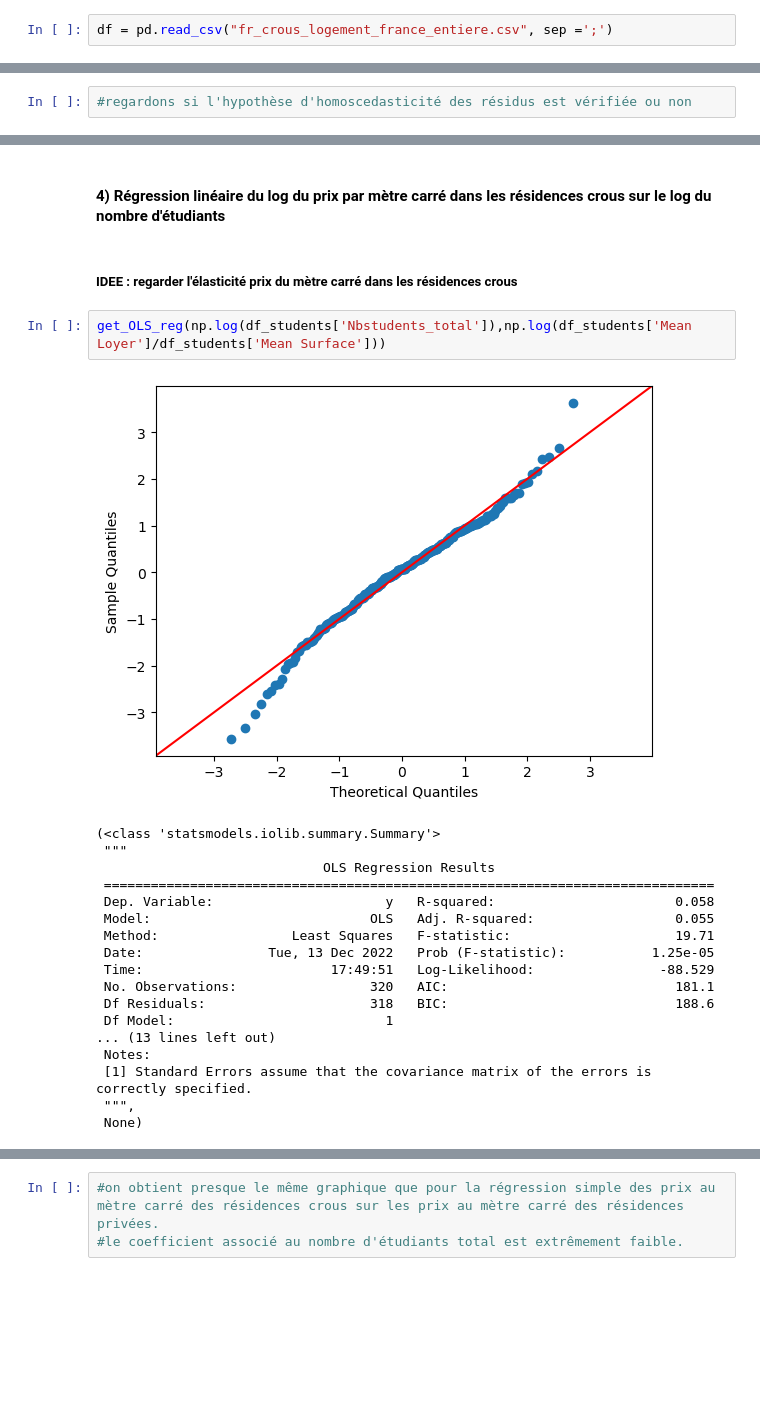
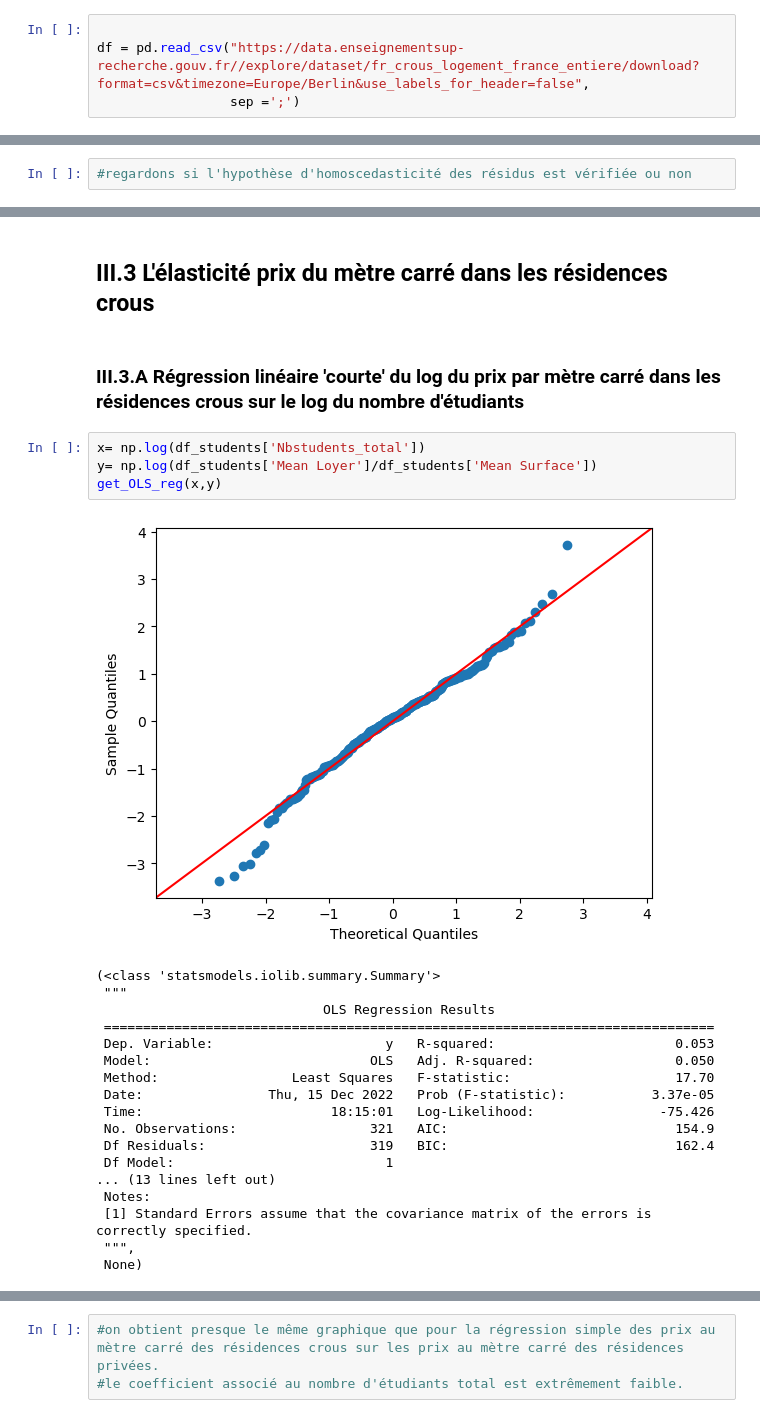
Before and after one commit to Simgnt/La-loi-du-Crous, a Jupyter notebook: Regressions.ipynb, the cells around one changed output, grey strips where cells are left out. Cells and saved outputs as stored; diff of their text form; blank space fills up the shorter version.

```diff
--- a/Regressions.ipynb
+++ b/Regressions.ipynb
@@ -24,7 +24,9 @@ True
 # Part I : Obtention du dataframe
 ## 1.1.Récupération des loyers, des surfaces et de la localisation des résidences
 # %%
-df = pd.read_csv("fr_crous_logement_france_entiere.csv", sep =';')
+
+df = pd.read_csv("https://data.enseignementsup-recherche.gouv.fr//explore/dataset/fr_crous_logement_france_entiere/download?format=csv&timezone=Europe/Berlin&use_labels_for_header=false",
+                 sep =';')
 # %%
 df = df[["title", "infos", "address" ,"geocalisation", "regions"]]
 # %%
@@ -637,24 +661,26 @@ get_OLS_reg(df_students['Nbstudents_total'],df_students['Mean Loyer'])
  """,
  None)
 # %% [markdown]
-#### 4) Régression linéaire du log du prix par mètre carré dans les résidences crous sur le log du nombre d'étudiants
+## III.3 L'élasticité prix du mètre carré dans les résidences crous
-# %% [markdown]
-##### IDEE : regarder l'élasticité prix du mètre carré dans les résidences crous
+# %% [markdown]
+### III.3.A Régression linéaire 'courte' du log du prix par mètre carré dans les résidences crous sur le log du nombre d'étudiants
 # %%
-get_OLS_reg(np.log(df_students['Nbstudents_total']),np.log(df_students['Mean Loyer']/df_students['Mean Surface']))
+x= np.log(df_students['Nbstudents_total'])
+y= np.log(df_students['Mean Loyer']/df_students['Mean Surface'])
+get_OLS_reg(x,y)
 # %% [output]
-[figure, old version]
+[figure, new version]
 (<class 'statsmodels.iolib.summary.Summary'>
  """
                              OLS Regression Results
  ==============================================================================
- Dep. Variable:                      y   R-squared:                       0.058
- Model:                            OLS   Adj. R-squared:                  0.055
- Method:                 Least Squares   F-statistic:                     19.71
- Date:                Tue, 13 Dec 2022   Prob (F-statistic):           1.25e-05
- Time:                        17:49:51   Log-Likelihood:                -88.529
- No. Observations:                 320   AIC:                             181.1
- Df Residuals:                     318   BIC:                             188.6
+ Dep. Variable:                      y   R-squared:                       0.053
+ Model:                            OLS   Adj. R-squared:                  0.050
+ Method:                 Least Squares   F-statistic:                     17.70
+ Date:                Thu, 15 Dec 2022   Prob (F-statistic):           3.37e-05
+ Time:                        18:15:01   Log-Likelihood:                -75.426
+ No. Observations:                 321   AIC:                             154.9
+ Df Residuals:                     319   BIC:                             162.4
  Df Model:                           1
 ... (13 lines left out)
  Notes:
```
Also changed, not shown: parts of 49 cells of this notebook, 2 other files.
